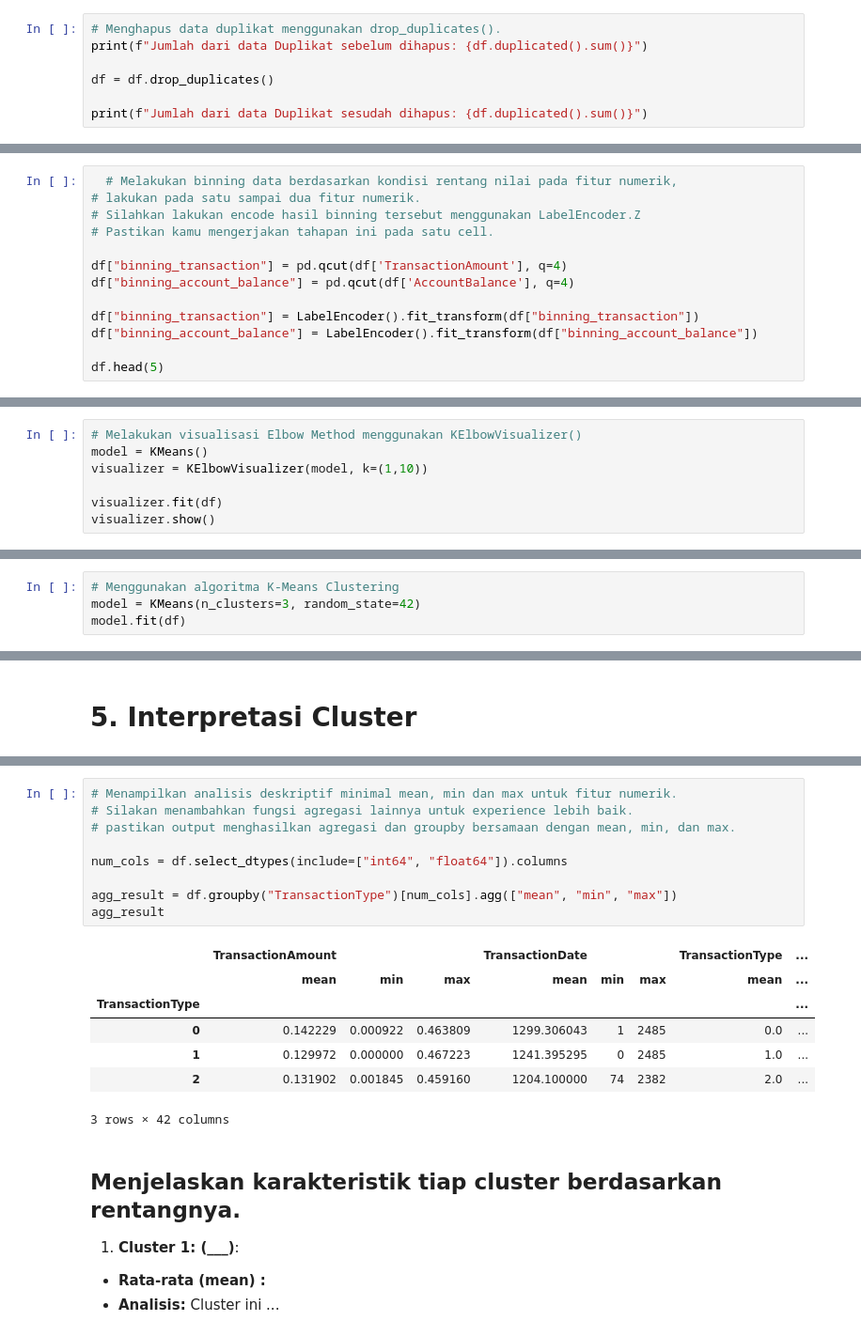
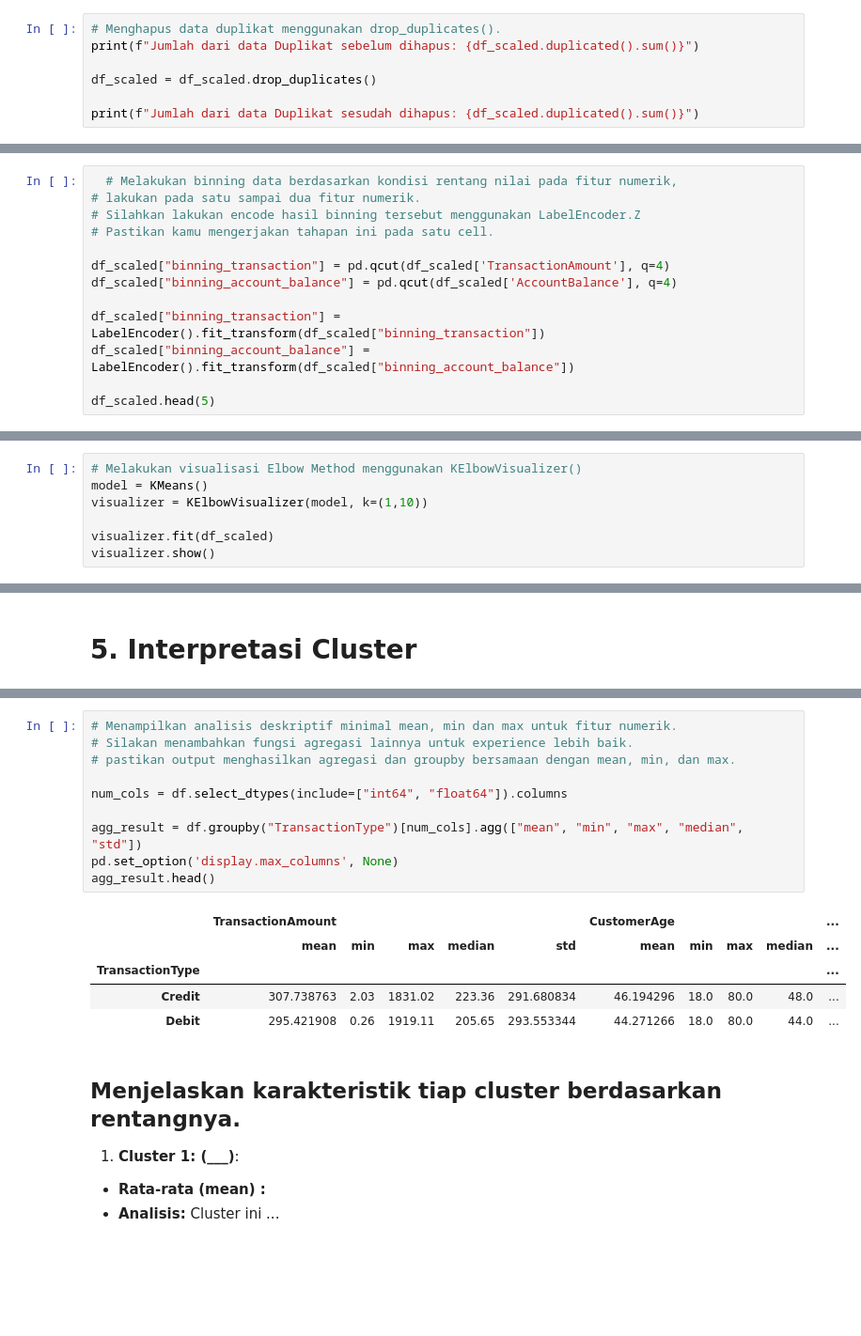
Before and after one commit to Raditfiransah/Project-Akhir-Machine-Learning-Dicoding, a Jupyter notebook: Copy_of_[Clustering]_Submission_Akhir_BMLP_Your_Name.ipynb, the cells around one changed output, grey strips where cells are left out. Shown at 94% size. Cells and saved outputs as stored; diff of their text form; blank space fills up the shorter version.

```diff
--- a/Copy_of_[Clustering]_Submission_Akhir_BMLP_Your_Name.ipynb
+++ b/Copy_of_[Clustering]_Submission_Akhir_BMLP_Your_Name.ipynb
@@ -361,9 +322,9 @@ Jumlah dari data yang kosong sebelum imputasi: 118
 Jumlah dari data yang kosong sesudah imputasi: 0
 # %%
 # Menghapus data duplikat menggunakan drop_duplicates().
-print(f"Jumlah dari data Duplikat sebelum dihapus: {df.duplicated().sum()}")
+print(f"Jumlah dari data Duplikat sebelum dihapus: {df_scaled.duplicated().sum()}")
 
-df = df.drop_duplicates()
+df_scaled = df_scaled.drop_duplicates()
 
-print(f"Jumlah dari data Duplikat sesudah dihapus: {df.duplicated().sum()}")
+print(f"Jumlah dari data Duplikat sesudah dihapus: {df_scaled.duplicated().sum()}")
 # %% [output]
@@ -405,13 +361,13 @@ for col in numeric_cols:
 # Silahkan lakukan encode hasil binning tersebut menggunakan LabelEncoder.Z
 # Pastikan kamu mengerjakan tahapan ini pada satu cell.
 
-df["binning_transaction"] = pd.qcut(df['TransactionAmount'], q=4)
-df["binning_account_balance"] = pd.qcut(df['AccountBalance'], q=4)
+df_scaled["binning_transaction"] = pd.qcut(df_scaled['TransactionAmount'], q=4)
+df_scaled["binning_account_balance"] = pd.qcut(df_scaled['AccountBalance'], q=4)
 
-df["binning_transaction"] = LabelEncoder().fit_transform(df["binning_transaction"])
-df["binning_account_balance"] = LabelEncoder().fit_transform(df["binning_account_balance"])
+df_scaled["binning_transaction"] = LabelEncoder().fit_transform(df_scaled["binning_transaction"])
+df_scaled["binning_account_balance"] = LabelEncoder().fit_transform(df_scaled["binning_account_balance"])
 
-df.head(5)
+df_scaled.head(5)
 # %% [output]
 |  | TransactionAmount | TransactionDate | TransactionType | Location | MerchantID | Channel | CustomerAge | ... |
 | 0 | 0.007207 | 680 | 1 | 36 | 14 | 0 | 0.838710 | ... |
@@ -447,6 +403,6 @@ df.describe()
 model = KMeans()
 visualizer = KElbowVisualizer(model, k=(1,10))
 
-visualizer.fit(df)
+visualizer.fit(df_scaled)
 visualizer.show()
 # %% [output]
@@ -454,5 +410 @@ visualizer.show()
 <Axes: title={'center': 'Distortion Score Elbow for KMeans Clustering'}, xlabel='k', ylabel='distortion score'>
-# %%
-# Menggunakan algoritma K-Means Clustering
-model = KMeans(n_clusters=3, random_state=42)
-model.fit(df)
@@ -533,20 +531,19 @@ joblib.dump(model_pca, "PCA_model_clustering.h5")
 # %%
 # Menampilkan analisis deskriptif minimal mean, min dan max untuk fitur numerik.
 # Silakan menambahkan fungsi agregasi lainnya untuk experience lebih baik.
 # pastikan output menghasilkan agregasi dan groupby bersamaan dengan mean, min, dan max.
 
 num_cols = df.select_dtypes(include=["int64", "float64"]).columns
 
-agg_result = df.groupby("TransactionType")[num_cols].agg(["mean", "min", "max"])
-agg_result
+agg_result = df.groupby("TransactionType")[num_cols].agg(["mean", "min", "max", "median", "std"])
+pd.set_option('display.max_columns', None)
+agg_result.head()
 # %% [output]
-|  | TransactionAmount |  |  | TransactionDate |  |  | TransactionType | ... |
-|  | mean | min | max | mean | min | max | mean | ... |
-| TransactionType |  |  |  |  |  |  |  | ... |
-| 0 | 0.142229 | 0.000922 | 0.463809 | 1299.306043 | 1 | 2485 | 0.0 | ... |
-| 1 | 0.129972 | 0.000000 | 0.467223 | 1241.395295 | 0 | 2485 | 1.0 | ... |
-| 2 | 0.131902 | 0.001845 | 0.459160 | 1204.100000 | 74 | 2382 | 2.0 | ... |
+|  | TransactionAmount |  |  |  |  | CustomerAge |  |  |  | ... |
+|  | mean | min | max | median | std | mean | min | max | median | ... |
+| TransactionType |  |  |  |  |  |  |  |  |  | ... |
+| Credit | 307.738763 | 2.03 | 1831.02 | 223.36 | 291.680834 | 46.194296 | 18.0 | 80.0 | 48.0 | ... |
+| Debit | 295.421908 | 0.26 | 1919.11 | 205.65 | 293.553344 | 44.271266 | 18.0 | 80.0 | 44.0 | ... |
-3 rows × 42 columns
 # %% [markdown]
 ## Menjelaskan karakteristik tiap cluster berdasarkan rentangnya.
 1. **Cluster 1: (___)**:
```
Also changed, not shown: parts of 24 cells of this notebook, 2 other files.
